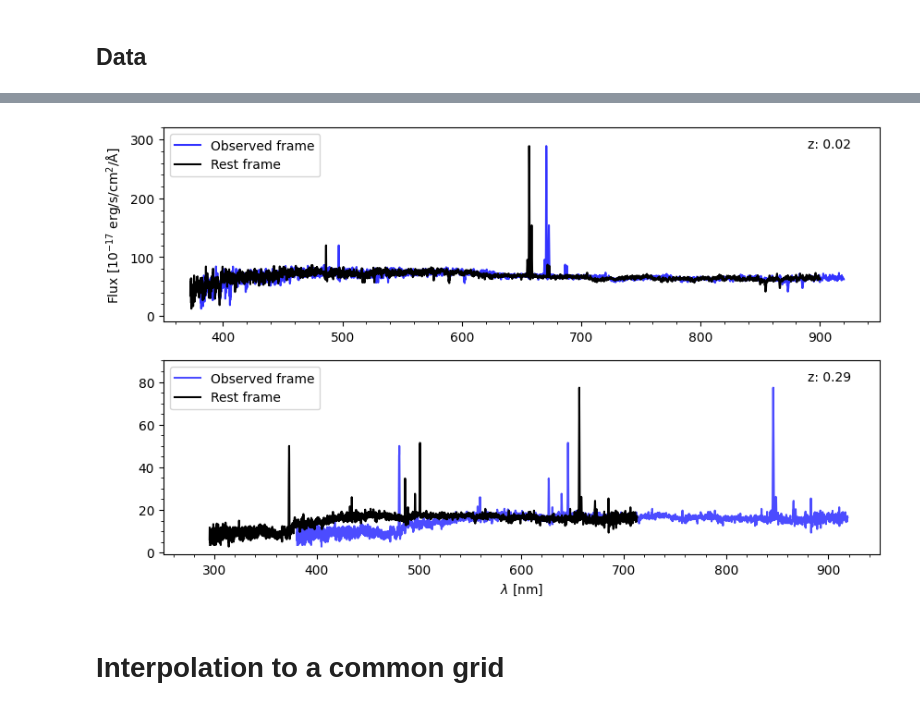
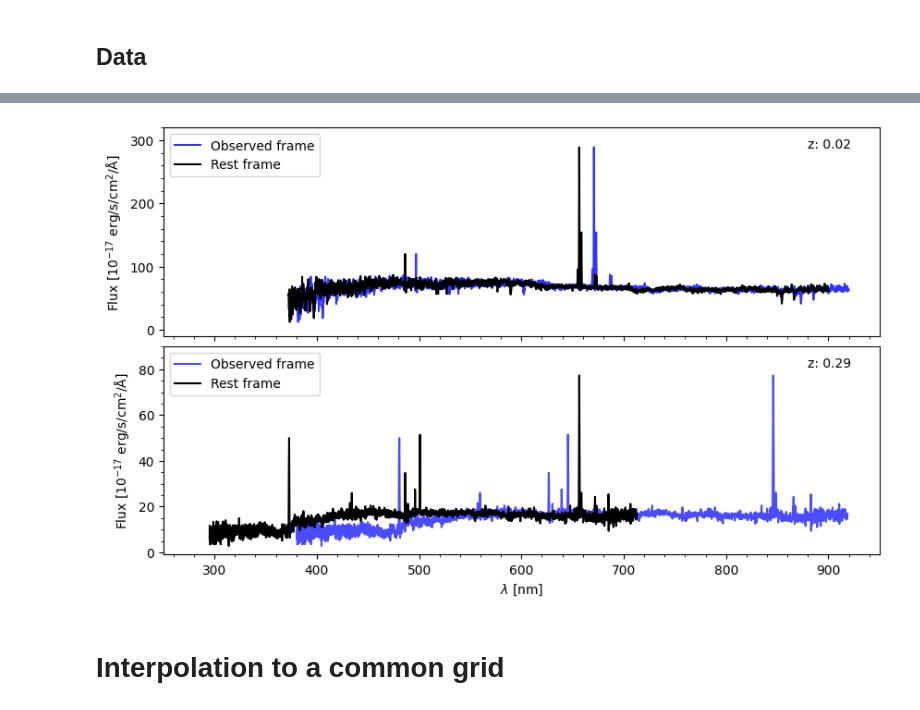
Before and after one commit to ed-ortizm/sdss, a Jupyter notebook: data_prep_illustrations/02_data_prep.ipynb, the cells around one changed output, grey strips where cells are left out. Cells and saved outputs as stored; diff of their text form; code cells hidden in the pictures.

```diff
--- a/data_prep_illustrations/02_data_prep.ipynb
+++ b/data_prep_illustrations/02_data_prep.ipynb
@@ -202,12 +202,12 @@ def dered_spectrum(
 def OI_noise_dered(wave, flux, ivar, ebv):
 
     flux, variance = remove_large_uncertainties(
-        flux, ivar
+        wave, flux, ivar
     )
 
     flux = dered_spectrum(flux, wave, ebv=ebv)
 
-    return flux, wave
+    return flux
 # %% [markdown]
 ## Common grid interpolation
 # %%
@@ -838,20 +792,26 @@ max observed wave 2: 918.76 nm
 fig, axs = plt.subplots(
     2, 1,
     figsize=(10, 6),
-    sharex=False,
+    sharex=True,
 )
 # -------------------------------------------------
 y_label = r'Flux [$10^{-17}$ erg/s/cm$^2$/Å]'
+# convert to nm
+raw_wave_1_nm = raw_wave_1*0.1
+rest_wave_1_nm = rest_wave_1*0.1
+#
+raw_wave_2_nm = raw_wave_2*0.1
+rest_wave_2_nm = rest_wave_2*0.1
 # -------------------------------------------------
 # Spec 1
 # Observed frame
 axs[0].plot(
-    raw_wave_1, dered_flux_1,
+    raw_wave_1_nm, dered_flux_1,
     color='blue', alpha=0.8,
     label='Observed frame'
 )
 axs[0].plot(
-    rest_wave_1, dered_flux_1,
+    rest_wave_1_nm, dered_flux_1,
     color='black', alpha=1,
     label='Rest frame'
 )
@@ -865,59 +825,58 @@ axs[0].text(
     verticalalignment='top',
     # fontweight='bold'
 )
-axs[0].set_xlim(350, 950)
+axs[0].set_xlim(250, 950)
+axs[0].set_ylim(-10, 320)
 
-axs[0].set_ylim(-10, 320)
 ticks = [0, 100, 200, 300]
 axs[0].set_yticks(ticks)
 axs[0].set_ylabel(y_label)
-
 # -------------------------------------------------
-
 # Spec 2
 axs[1].plot(
-    raw_wave_2, dered_flux_2,
+    raw_wave_2_nm, dered_flux_2,
     color='blue', alpha=0.7,
     label='Observed frame'
 )
 axs[1].plot(
-    rest_wave_2, dered_flux_2,
+    rest_wave_2_nm, dered_flux_2,
     color='black', alpha=1,
     label='Rest frame'
 )
 
 axs[1].legend(loc='upper left')
 axs[1].text(
     0.9, 0.95,
     f'z: {z_2:.2f}',
     transform=axs[1].transAxes,
     # fontsize=14,
     verticalalignment='top',
     # fontweight='bold'
 )
 axs[1].set_ylim(-1, 90)
 ticks = [0, 20, 40, 60, 80]
 axs[1].set_yticks(ticks)
 
-# axs[1].set_ylabel(y_label)
+axs[1].set_ylabel(y_label)
 axs[1].set_xlim(250, 950)
 
 # -------------------------------------------------
 axs[-1].set_xlabel(r"$\lambda$ [nm]")
 
 for ax in axs.flatten(): ax.minorticks_on()
 
-# # adjust vertical space
-# plt.subplots_adjust(
-#     hspace=0.1,
-#     # wspace=0.1
-# )
+# adjust vertical space
+plt.subplots_adjust(
+    hspace=0.05,
+    # wspace=0.1
+)
+
 fig.savefig(
     f"{ch_3_dir}/rest_frame.pdf",
     bbox_inches='tight'
 )
 # %% [output]
-[figure, old version]
+[figure, new version]
 # %% [markdown]
 # Interpolation to a common grid
 # %% [markdown]
```
Also changed, not shown: parts of 6 cells of this notebook, 1 other file.
